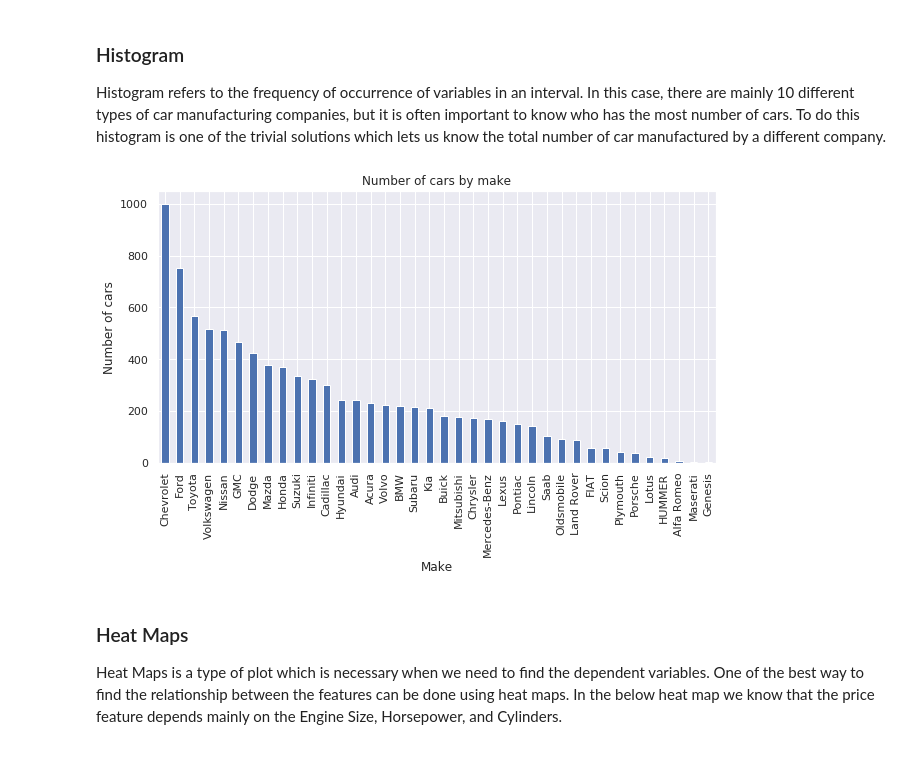
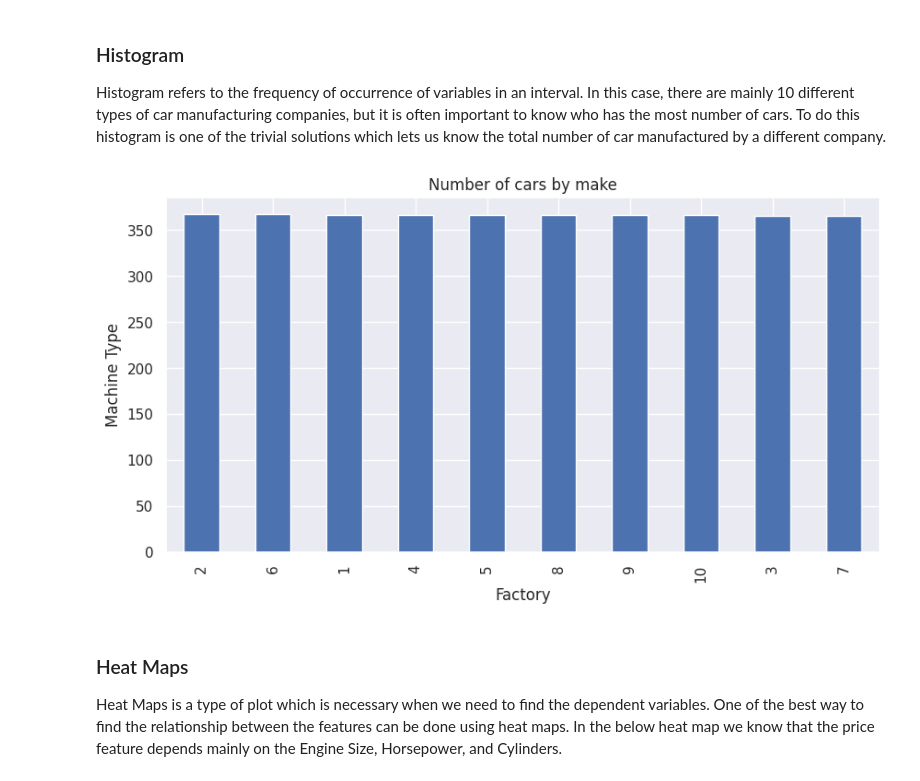
Before and after one commit to dhaniram-kshirsagar/form-factory, a Jupyter notebook: Exploratory_data_Analysis.ipynb, the cells around one changed output. Cells and saved outputs as stored; diff of their text form; code cells hidden in the pictures.

```diff
--- a/Exploratory_data_Analysis.ipynb
+++ b/Exploratory_data_Analysis.ipynb
@@ -145,4 +145,4 @@ df.head(5)
 # %% [markdown]
 This is often a handy thing to do because a huge data set as in this case contains more than 10, 000 rows often have some duplicate data which might be disturbing, so here I remove all the duplicate value from the data-set. For example prior to removing I had 11914 rows of data but after removing the duplicates 10925 data meaning that I had 989 of duplicate data.
 # %%
-df['Date'] = pd.to_datetime(df['Date'], format="%d/%m/%Y")
+df['Date'] = pd.to_datetime(df['Date'], format="%d-%m-%Y")
@@ -309,12 +304,12 @@ As seen above there were around 1600 rows were outliers. But you cannot complete
 
 Histogram refers to the frequency of occurrence of variables in an interval. In this case, there are mainly 10 different types of car manufacturing companies, but it is often important to know who has the most number of cars. To do this histogram is one of the trivial solutions which lets us know the total number of car manufactured by a different company.
 # %%
-df.Make.value_counts().nlargest(40).plot(kind='bar', figsize=(10,5))
+df.Factory.value_counts().nlargest(40).plot(kind='bar', figsize=(10,5))
 plt.title("Number of cars by make")
-plt.ylabel('Number of cars')
-plt.xlabel('Make');
+plt.ylabel('Machine Type')
+plt.xlabel('Factory');
 # %% [output]
-[figure, old version]
+[figure, new version]
 # %% [markdown]
 ### Heat Maps
 
```
Also changed, not shown: parts of 2 cells of this notebook.
